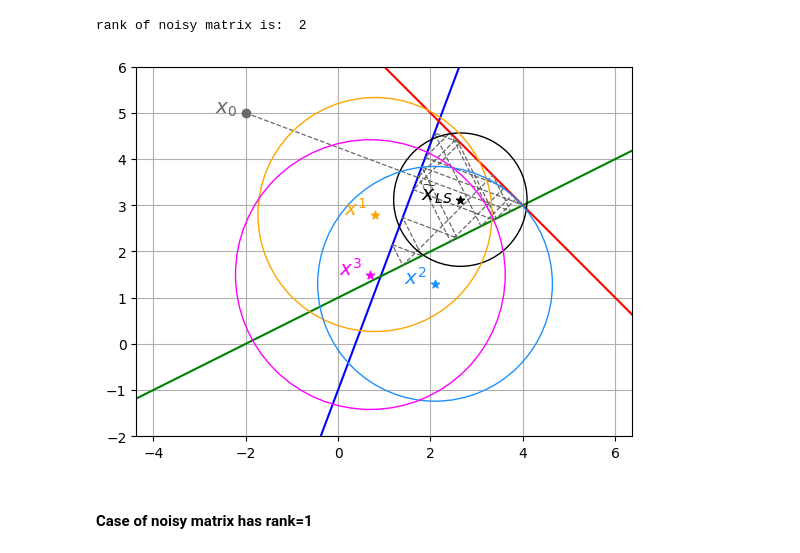
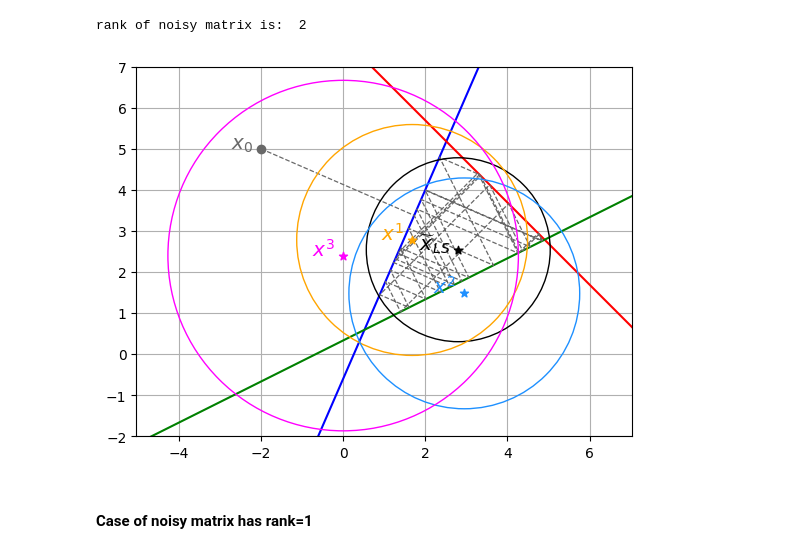
Before and after one commit to SoumiaBouch/Where-Have-All-the-Kaczmarz-Iterates-Gone, a Jupyter notebook: limitting_balls_2D.ipynb, the cells around one changed output. Cells and saved outputs as stored; diff of their text form; code cells hidden in the pictures.

```diff
--- a/limitting_balls_2D.ipynb
+++ b/limitting_balls_2D.ipynb
@@ -43,8 +43,8 @@ def RK(A, b):
 in that case, the matrix is full rank and any arbitrary selected point will be in the row space of the matrix
 # %%
 # generate noisy data
-noisy_A = np.array([[8/3, -1], [13/7,13/7], [-3/2,3]])
-noisy_b = np.array([1,13,3])
+noisy_A = np.array([[2.3, -1], [1.3,1.3], [-1.5,3]])
+noisy_b = np.array([0.6,10,1])
 
 # computing the smallest singular value of the noisy matrix
 _, s, _ = np.linalg.svd(noisy_A)
@@ -66,9 +66,9 @@ path = RK(noisy_A,noisy_b)
 path = np.array(path)
 # %%
 # multiple reference points
-x1 = np.array([0.8, 2.8 ])
-x2 = np.array([2.1, 1.3])
-x3 = np.array([0.7, 1.5])
+x1 = np.array([1.68, 2.78])
+x2 = np.array([2.95, 1.48])
+x3 = np.array([0.0, 2.4 ])
 # %%
 ############ Plotting
 
@@ -91,35 +91,35 @@ for list in x:
 ax.plot(path[:,0], path[:,1], c='dimgrey', linestyle='--', linewidth=0.9)
 
 ax.text(x_0[0], x_0[1], r'$x_0$'+"  ", fontsize='x-large', color='dimgrey', ha='right')
 ax.scatter(x_0[0], x_0[1], marker='o', c='dimgrey', zorder=2)
 
 # cercle around the least squares solution of the noisy system
 ax.scatter(x_ls_tld[0], x_ls_tld[1],  c='black', marker='*', zorder=2)
 ax.text(x_ls_tld[0], x_ls_tld[1], " "+r'$\widetilde x_{LS}$'+"  ", fontsize='x-large', color='black', ha='right')
 ax.add_patch(plt.Circle((x_ls_tld[0], x_ls_tld[1]), np.linalg.norm(noisy_A @ x_ls_tld-noisy_b, ord=2)/sigma_min, fill = False, color='black', zorder=2))
 
 # cercle around x1
 ax.scatter(x1[0], x1[1], color='orange', marker='*',  zorder=2)
 ax.text(x1[0], x1[1], " "+r'$x^1$'+"  ", fontsize='x-large', ha='right', color='orange')
 ax.add_patch(plt.Circle((x1[0], x1[1]), np.linalg.norm(noisy_A @ x1-noisy_b, ord=2)/sigma_min, fill = False, zorder=2, color='orange'))
 
 # cercle around x2
 ax.scatter(x2[0], x2[1],  zorder=2, color='dodgerblue', marker='*')
 ax.text(x2[0], x2[1], " "+r'$x^2$'+"  ", fontsize='x-large', ha='right', color='dodgerblue')
 ax.add_patch(plt.Circle((x2[0], x2[1]), np.linalg.norm(noisy_A @ x2-noisy_b, ord=2)/sigma_min, fill = False, zorder=2, color='dodgerblue'))
 
 # cercle around x3
 ax.scatter(x3[0], x3[1],  zorder=2, color='magenta', marker='*')
 ax.text(x3[0], x3[1], " "+r'$x^3$'+"  ", fontsize='x-large', ha='right', color='magenta')
 ax.add_patch(plt.Circle((x3[0], x3[1]), np.linalg.norm(noisy_A @ x3-noisy_b, ord=2)/sigma_min, fill = False, zorder=2, color='magenta'))
 
 
 ax.axis('equal')
-plt.ylim(-2,6)
+plt.ylim(-2,7)
 plt.xlim(-4,6)
 ax.grid(zorder=0)
 # %% [output]
-[figure, old version]
+[figure, new version]
 # %% [markdown]
 #### Case of noisy matrix has rank=1
 # %%
```
Also changed, not shown: parts of 1 cell of this notebook.
